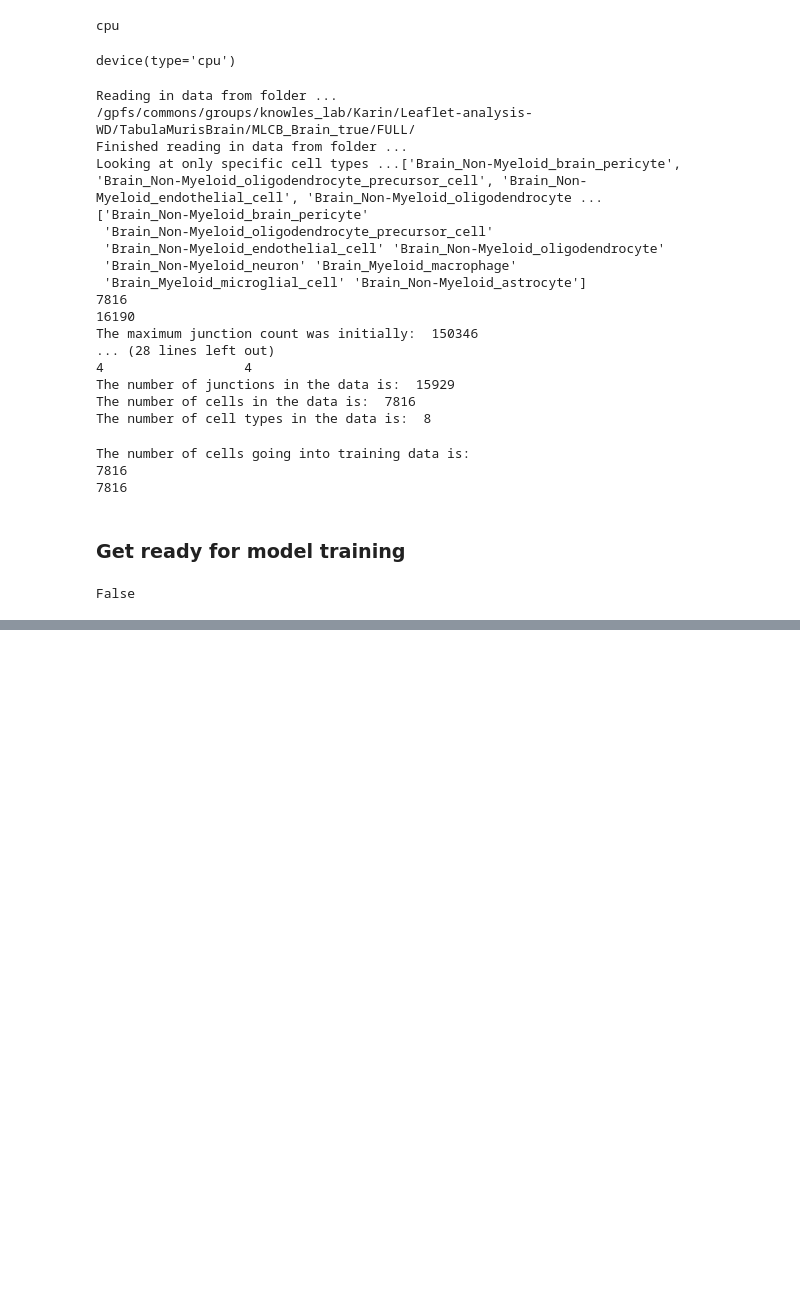
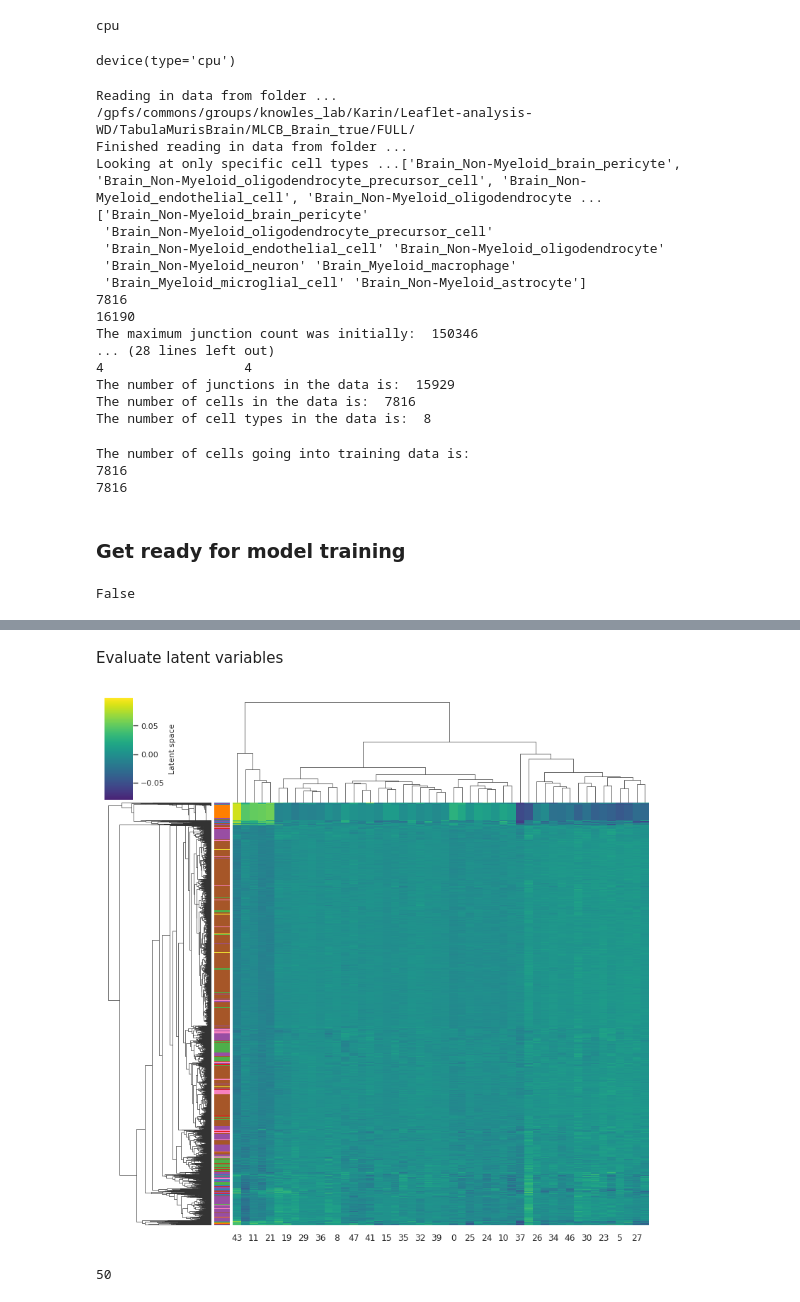
Before and after one commit to daklab/LeafletFA, a Jupyter notebook: notebooks/example_analysis/run_splicing_VAE_model.ipynb, the cells around one changed output, grey strips where cells are left out. Saved outputs shown, nothing was run; the diff lists cells and outputs as text; code cells hidden in the pictures; blank space fills up the shorter version.

Commit message:
move some scripts to src clustering

```diff
--- a/notebooks/example_analysis/run_splicing_VAE_model.ipynb
+++ b/notebooks/example_analysis/run_splicing_VAE_model.ipynb
@@ -288,0 +369,40 @@ sns.scatterplot(data=umap_embedding_df, x='UMAP1', y='UMAP2', hue='cell_type', p
+# %% [markdown]
+Evaluate latent variables
+# %%
+color_palette = sns.color_palette("Set1", n_colors=len(cell_ids_conversion['cell_type'].unique()))
+# Create a color bar legend
+legend = sns.color_palette(palette=color_palette, as_cmap=True)
+
+# Obtain cell type labels for every cell in the matrix also
+unique_cell_types = cell_ids_conversion['cell_type'].unique()
+num_unique_types = len(unique_cell_types)
+colors = sns.color_palette('Set1', n_colors=num_unique_types)  # You can use any color palette
+cell_types = cell_ids_conversion.cell_type.values
+
+# create colours for each cell type
+cell_type_colors = {cell_type: color for cell_type, color in zip(unique_cell_types, colors)}
+row_colors = [cell_type_colors[cell_type] for cell_type in cell_types]
+
+cluster = sns.clustermap(
+    data=latent_variables,
+    method='complete',
+    cmap="viridis",
+    annot=False,
+    fmt=".2f",
+    yticklabels=False,
+    figsize=(8, 8),
+    center=0,
+    row_colors=row_colors,  # Apply row colors
+    cbar_kws={'label': 'Latent space'}
+    )
+cluster.cax.set_ylabel('Latent space', size=8)
+# Increase font size for color bar tick labels:
+cbar_ax = cluster.cax
+for label in cbar_ax.yaxis.get_ticklabels():
+    label.set_size(8)
+# %% [output]
+[figure, added]
+# %%
+Z_DIM
+# %% [output]
+50
```
Also changed, not shown: parts of 19 cells of this notebook, 5 other files.
